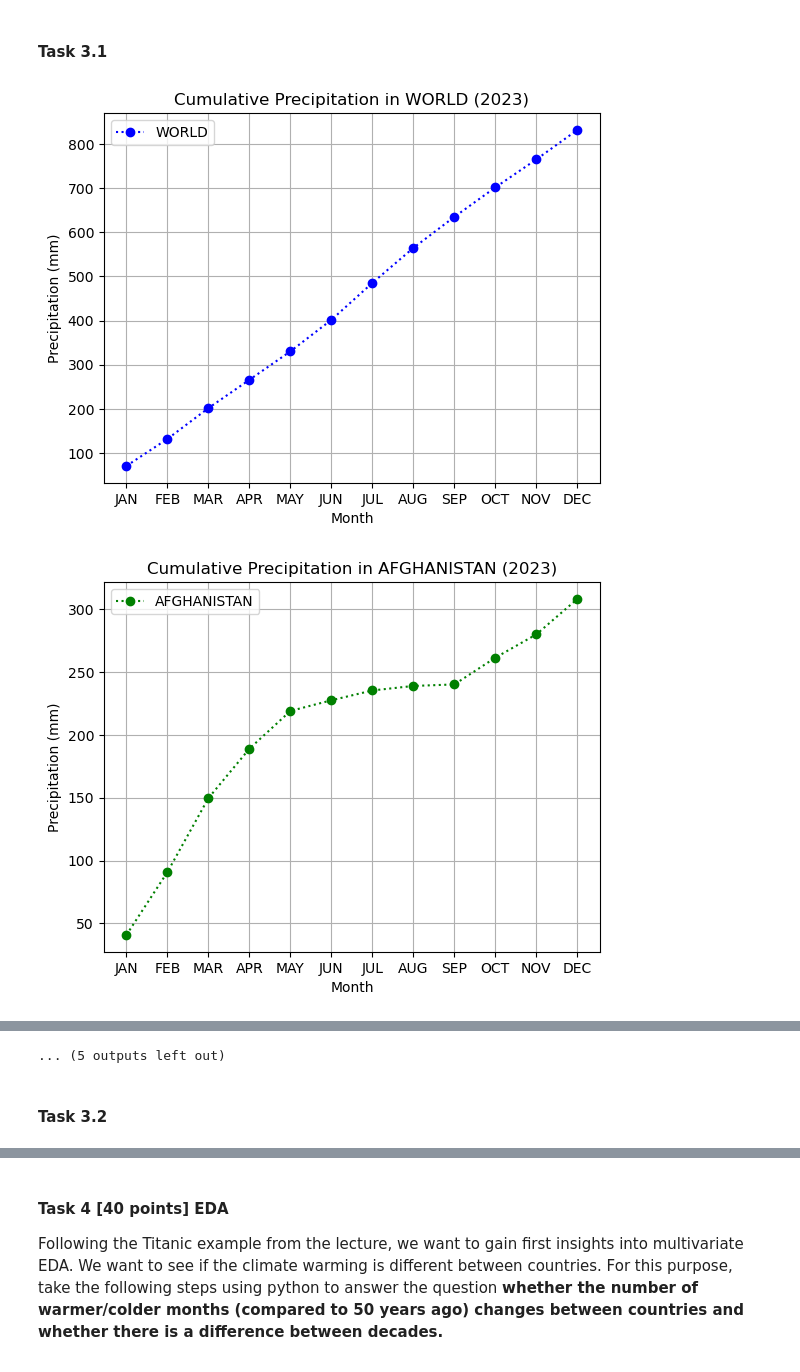
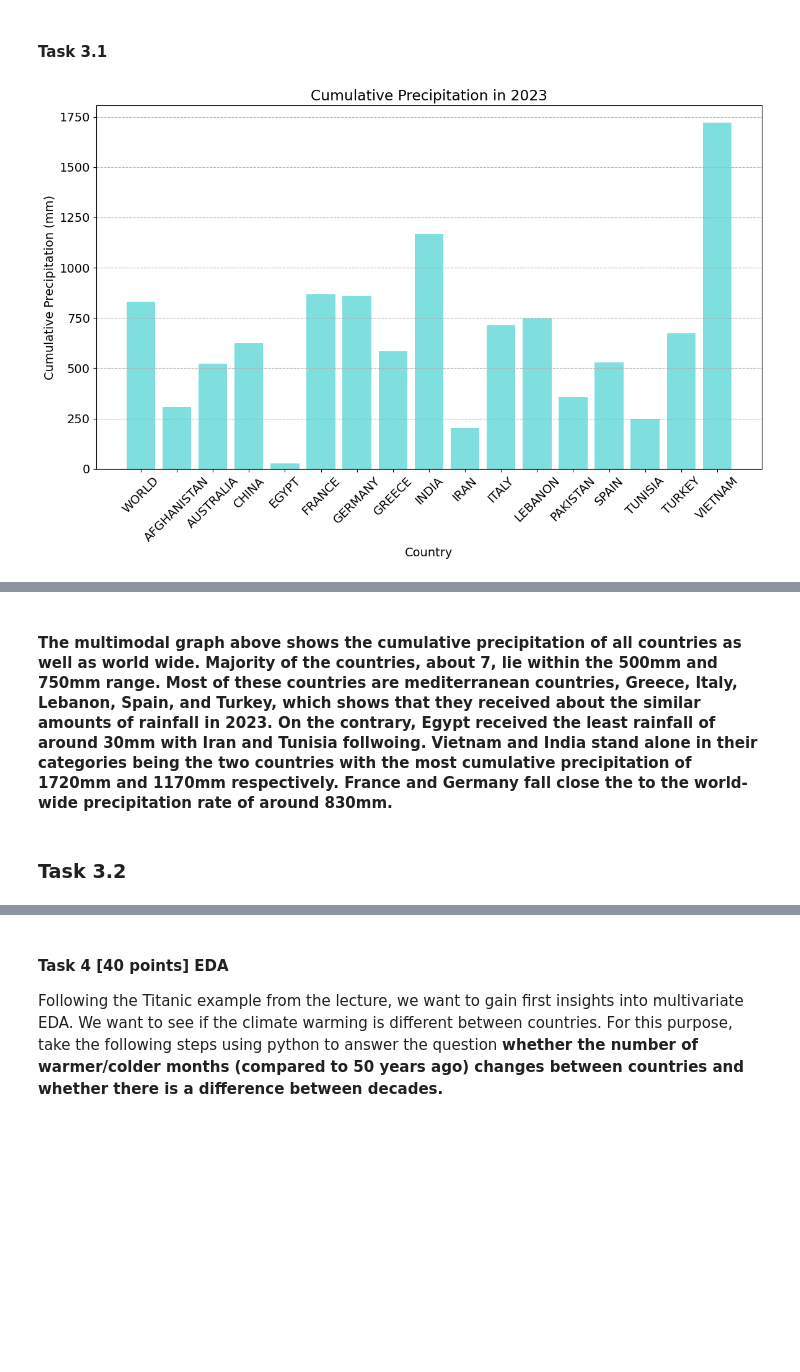
Before and after one commit to mpn1008/RM_assignments, a Jupyter notebook: RM_A02_NMPN/RM_A02_Group.ipynb, the cells around one changed output, grey strips where cells are left out. Saved outputs shown, nothing was run; the diff lists cells and outputs as text; code cells hidden in the pictures; blank space fills up the shorter version.

Commit message:
Updating Task 3

```diff
--- a/RM_A02_NMPN/RM_A02_Group.ipynb
+++ b/RM_A02_NMPN/RM_A02_Group.ipynb
@@ -141,42 +141,42 @@ _Hint: It might be helpful to use the [wide__to__long](https://pandas.pydata.org
 # %%
 os.getcwd()
 file_path = './data/CRU_data.csv'
 dt = pd.read_csv(file_path, sep=";")
 csv_data = pd.DataFrame(dt)
 
 # Preparing columns fro precipitation and months
 prep_columns = ['PRECIP_JAN', 'PRECIP_FEB', 'PRECIP_MAR', 'PRECIP_APR', 'PRECIP_MAY', 'PRECIP_JUN',
                 'PRECIP_JUL', 'PRECIP_AUG', 'PRECIP_SEP', 'PRECIP_OCT', 'PRECIP_NOV', 'PRECIP_DEC']
 
-months = ['JAN', 'FEB', 'MAR', 'APR', 'MAY', 'JUN', 'JUL', 'AUG', 'SEP', 'OCT', 'NOV', 'DEC']
-
 # Filtering data for the year 2023 and countries
 countries_data = csv_data[(csv_data['YEAR'] == 2023)]
 countries = [country for country in countries_data.COUNTRY]
 
-# Array for different colors for the line graph
-color = ['b', 'g', 'r', 'c', 'm', 'y', 'k']
-i = 0
+cumsum_precip_list = []
 
 for country in countries:
     # Filtering data for each country and replacing outliers
     data = csv_data[(csv_data['COUNTRY'] == country) & (csv_data['YEAR'] == 2023)].replace(-999, np.nan)
-    cumsum = data[prep_columns].sum().cumsum().values.flatten()
-    name = data['COUNTRY'].values[0]
 
-    # Plotting data
-    plt.plot(months, cumsum, marker='o', linestyle=':', color=color[i], label=name)
-    plt.title('Cumulative Precipitation in ' + name + ' (2023)')
-    plt.xlabel('Month')
-    plt.ylabel('Precipitation (mm)')
-    plt.grid(True)
-    plt.legend()
-    plt.show()
+    # Calculating the cumulative sum for the year 2023 for each country
+    cumsum_precip = data[prep_columns].dropna().sum(axis=1).values.flatten()
 
-    # Iterating to the next color
-    i += 1
-    if i == 7:
-        i = 0
+    # Storing the cummsum against the country in the lsit
+    cumsum_precip_list.append({'Country': country, 'Cumsum_Precip': cumsum_precip[0]})
+
+    # Coverting the list into DataFrame
+    precip_df = pd.DataFrame(cumsum_precip_list)
+
+# Plotting data
+plt.rcParams.update({'font.size': 14})
+plt.figure(figsize=(12, 8))
+plt.bar(precip_df['Country'], precip_df['Cumsum_Precip'], color='c', alpha=0.5)
+plt.xticks(rotation=45)
+plt.title('Cumulative Precipitation in 2023')
+plt.xlabel('Country')
+plt.ylabel('Cumulative Precipitation (mm)')
+plt.grid(axis='y', linestyle='--', alpha=1)
+plt.tight_layout()
+plt.show()
 # %% [output]
-[figure, old version]
+[figure, new version]
-[figure, removed]
@@ -193,6 +183,7 @@ for country in countries:
-... (5 outputs left out)
+# %% [markdown]
+#### The multimodal graph above shows the cumulative precipitation of all countries as well as world wide. Majority of the countries, about 7, lie within the 500mm and 750mm range. Most of these countries are mediterranean countries, Greece, Italy, Lebanon, Spain, and Turkey, which shows that they received about the similar amounts of rainfall in 2023. On the contrary, Egypt received the least rainfall of around 30mm with Iran and Tunisia follwoing. Vietnam and India stand alone in their categories being the two countries with the most cumulative precipitation of 1720mm and 1170mm respectively. France and Germany fall close the to the world-wide precipitation rate of around 830mm.
 # %% [markdown]
-#### Task 3.2
+### Task 3.2
 # %%
 # Defining a list that will contain average percipitation rate per wet day for each country
 avg_precip_list = []
```
Also changed, not shown: parts of 9 cells of this notebook.
